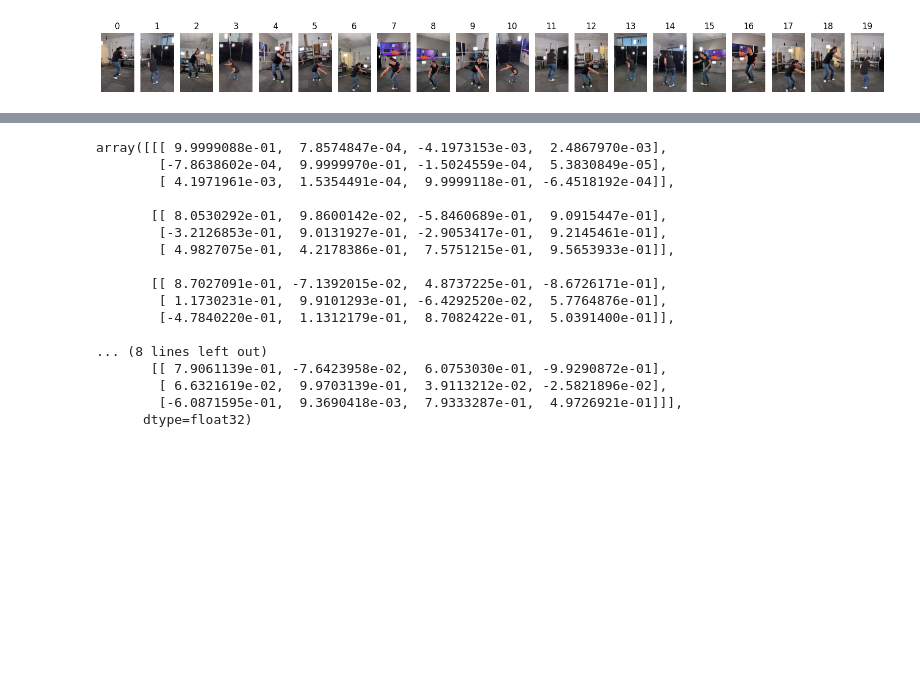
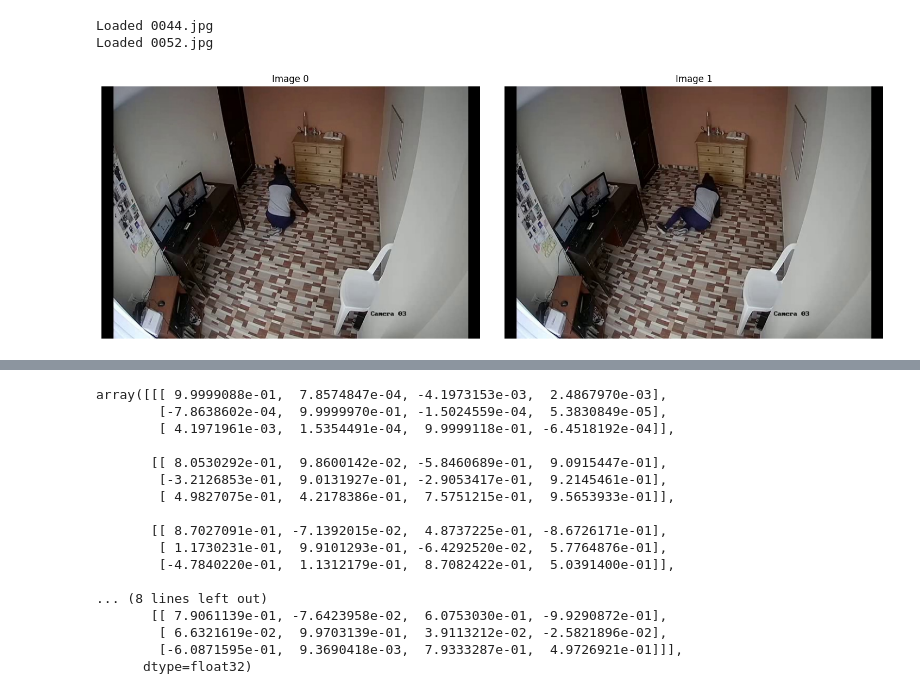
Before and after one commit to pengcanon/Depth-Anything-3, a Jupyter notebook: da3_investigation.ipynb, the cells around one changed output, grey strips where cells are left out. Saved outputs shown, nothing was run; the diff lists cells and outputs as text; code cells hidden in the pictures; blank space fills up the shorter version.

```diff
--- a/da3_investigation.ipynb
+++ b/da3_investigation.ipynb
@@ -185,10 +210,27 @@ def world_to_camera(cams_info: list):
-# %%
-datapath = "D:/Data/human_body_data/2025-08-19-16-55-17"  # Replace with the actual path to your data
-img_path = os.path.join(datapath, "images_unmasked", f"{118}")
-cam_path = os.path.join(datapath, "splatfacto", f"{118}")
-with open(os.path.join(cam_path, "transforms.json")) as f:
-    cams_info_raw = json.load(f)
-cams_data = create_cam_parms(cams_info_raw)
-images, cams = load_images_from_folder(img_path, cams_data=cams_data, masked=False, showImg=True, new_recordings=True)
-# %% [output]
-[figure, removed]
+# %%
+datapath = "./surface_contact_exp"  # Replace with the actual path to your data
+img_path = os.path.join(datapath, "images")
+# Load images directly from flat structure
+images = {}
+for filename in ["0044.jpg", "0052.jpg"]:
+    full_path = os.path.join(img_path, filename)
+    if os.path.exists(full_path):
+        img = cv2.cvtColor(cv2.imread(full_path), cv2.COLOR_BGR2RGB)
+        images[full_path] = img
+        print(f"Loaded {filename}")
+
+# Display the images
+if images:
+    length = len(images)
+    plt.figure(figsize=(15, 5))
+    for i, (filename, img) in enumerate(images.items()):
+        plt.subplot(1, length, i + 1)
+        plt.imshow(img)
+        plt.axis("off")
+        plt.title(f"Image {i}")
+    plt.tight_layout()
+    plt.show()
+# %% [output]
+Loaded 0044.jpg
+Loaded 0052.jpg
+[figure, added]
```
Also changed, not shown: parts of 8 cells of this notebook.
